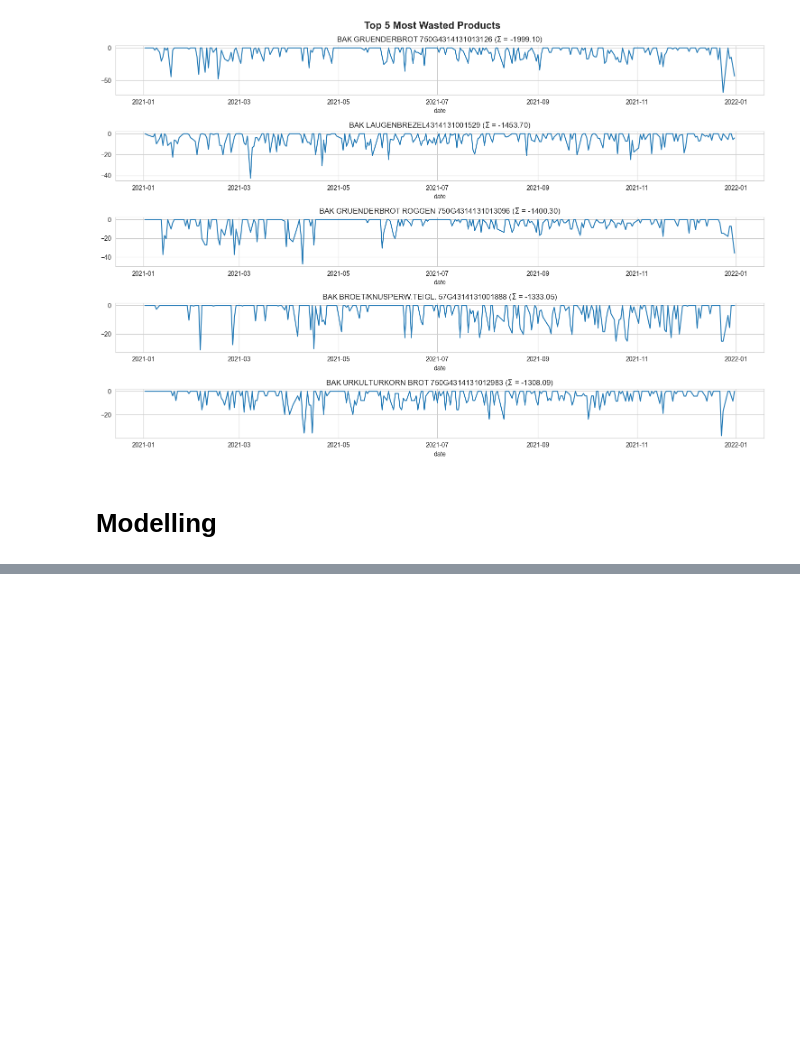
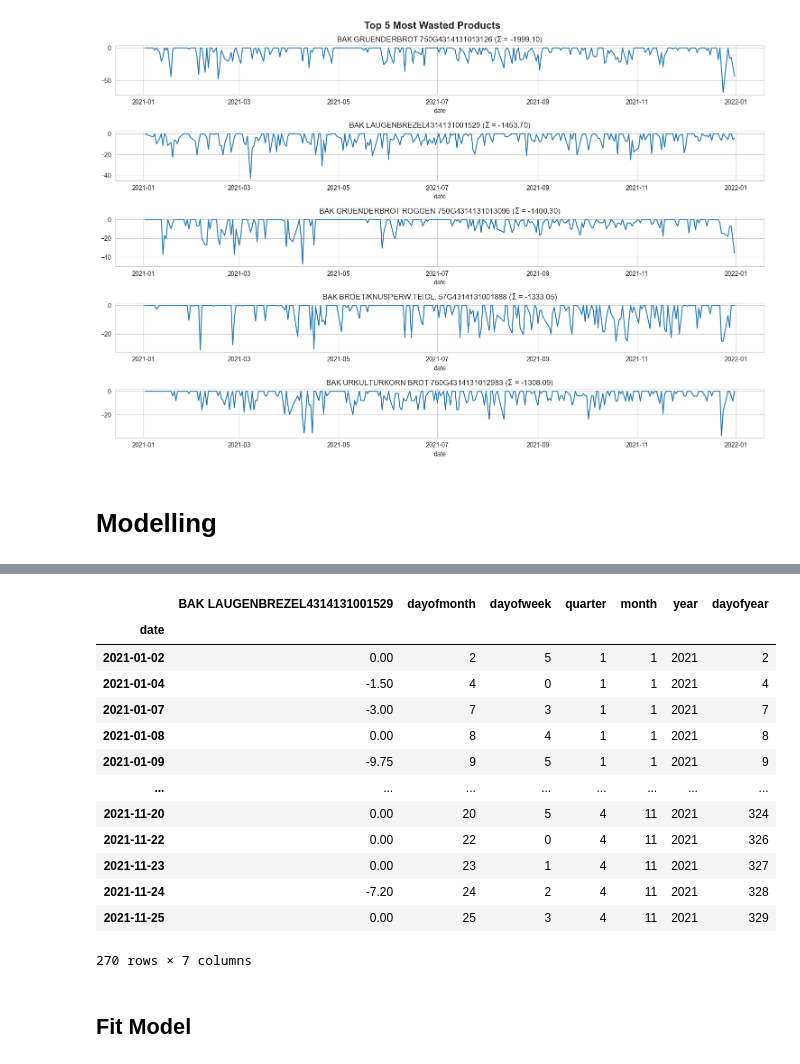
Before and after one commit to negralessio/bfh23-foodwaste, a Jupyter notebook: notebooks/alessio-data-wrangling.ipynb, the cells around one changed output, grey strips where cells are left out. Cells and saved outputs as stored; diff of their text form; code cells hidden in the pictures; blank space fills up the shorter version.

```diff
--- a/notebooks/alessio-data-wrangling.ipynb
+++ b/notebooks/alessio-data-wrangling.ipynb
@@ -180,0 +188,30 @@ X_train
+# %%
+def create_time_feature(df):
+    df = df.copy()
+    df['dayofmonth'] = df.index.day
+    df['dayofweek'] = df.index.dayofweek
+    df['quarter'] = df.index.quarter
+    df['month'] = df.index.month
+    df['year'] = df.index.year
+    df['dayofyear'] = df.index.dayofyear
+
+    return df
+
+train_df = create_time_feature(train_df)
+test_df = create_time_feature(test_df)
+train_df
+# %% [output]
+|  | BAK LAUGENBREZEL4314131001529 | dayofmonth | dayofweek | quarter | month | year | dayofyear |
+| date |  |  |  |  |  |  |  |
+| 2021-01-02 | 0.00 | 2 | 5 | 1 | 1 | 2021 | 2 |
+| 2021-01-04 | -1.50 | 4 | 0 | 1 | 1 | 2021 | 4 |
+| 2021-01-07 | -3.00 | 7 | 3 | 1 | 1 | 2021 | 7 |
+| 2021-01-08 | 0.00 | 8 | 4 | 1 | 1 | 2021 | 8 |
+| 2021-01-09 | -9.75 | 9 | 5 | 1 | 1 | 2021 | 9 |
+| ... | ... | ... | ... | ... | ... | ... | ... |
+| 2021-11-20 | 0.00 | 20 | 5 | 4 | 11 | 2021 | 324 |
+| 2021-11-22 | 0.00 | 22 | 0 | 4 | 11 | 2021 | 326 |
+| 2021-11-23 | 0.00 | 23 | 1 | 4 | 11 | 2021 | 327 |
+| 2021-11-24 | -7.20 | 24 | 2 | 4 | 11 | 2021 | 328 |
+| 2021-11-25 | 0.00 | 25 | 3 | 4 | 11 | 2021 | 329 |
+270 rows × 7 columns
@@ -180,0 +229,2 @@ X_train
+# %% [markdown]
+## Fit Model
```
Also changed, not shown: parts of 13 cells of this notebook.
